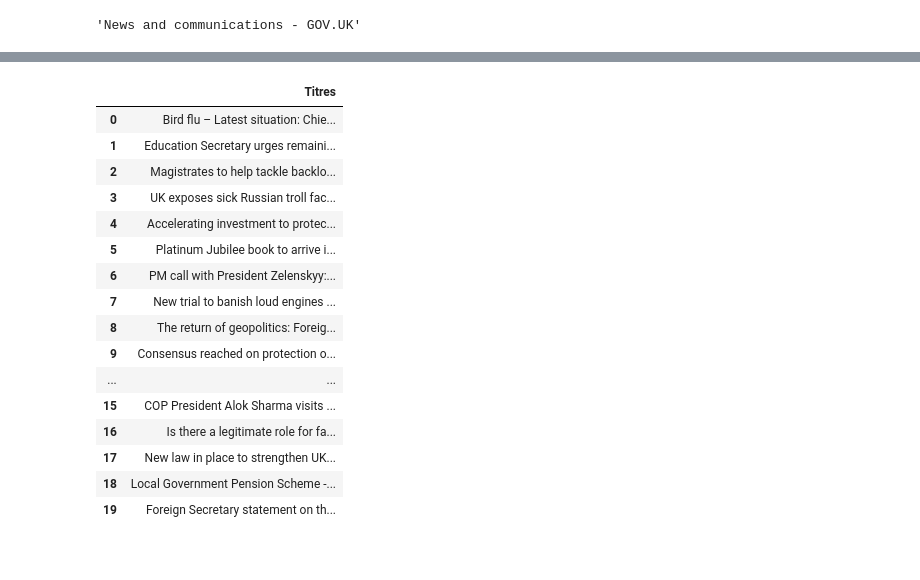
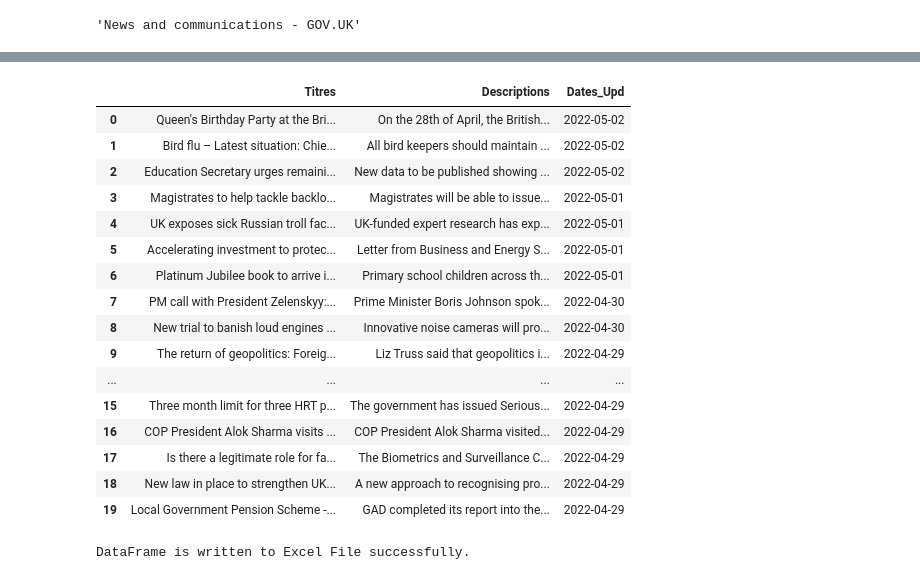
Before and after one commit to DForgard/beautiful_soup-beta, a Jupyter notebook: Beautiful_Soup-Web_Scrapping.ipynb, the cells around one changed output, grey strips where cells are left out. Drawn from its saved outputs; the diff is of its cells as text; code cells hidden in the pictures.

Commit message:
tableau synthese

```diff
--- a/Beautiful_Soup-Web_Scrapping.ipynb
+++ b/Beautiful_Soup-Web_Scrapping.ipynb
@@ -162,0 +110,6 @@ titres
+# %%
+# Les descriptions
+
+descriptions_bs = soup.findAll("p", class_="gem-c-document-list__item-description")
+descriptions = [i.text for i in descriptions_bs]
+descriptions
@@ -162,0 +137,6 @@ titres
+# %%
+# Les dates
+
+dates_bs = soup.findAll("li", class_="gem-c-document-list__attribute")
+dates = [i.time.attrs['datetime'] for i in dates_bs]
+dates
@@ -163,21 +164,28 @@ titres
 # %%
-df_titres = pd.DataFrame(titres,columns = ['Titres'])
-df_titres
+# Tableau Synthèse Articles
+
+df_news = pd.DataFrame(zip(titres,descriptions, dates),columns = ['Titres', 'Descriptions', 'Dates_Upd'])
+df_news
 # %% [output]
-|  | Titres |
-| 0 | Bird flu – Latest situation: Chie... |
-| 1 | Education Secretary urges remaini... |
-| 2 | Magistrates to help tackle backlo... |
-| 3 | UK exposes sick Russian troll fac... |
-| 4 | Accelerating investment to protec... |
-| 5 | Platinum Jubilee book to arrive i... |
-| 6 | PM call with President Zelenskyy:... |
-| 7 | New trial to banish loud engines ... |
-| 8 | The return of geopolitics: Foreig... |
-| 9 | Consensus reached on protection o... |
-| ... | ... |
-| 15 | COP President Alok Sharma visits ... |
-| 16 | Is there a legitimate role for fa... |
-| 17 | New law in place to strengthen UK... |
-| 18 | Local Government Pension Scheme -... |
-| 19 | Foreign Secretary statement on th... |
+|  | Titres | Descriptions | Dates_Upd |
+| 0 | Queen's Birthday Party at the Bri... | On the 28th of April, the British... | 2022-05-02 |
+| 1 | Bird flu – Latest situation: Chie... | All bird keepers should maintain ... | 2022-05-02 |
+| 2 | Education Secretary urges remaini... | New data to be published showing ... | 2022-05-02 |
+| 3 | Magistrates to help tackle backlo... | Magistrates will be able to issue... | 2022-05-01 |
+| 4 | UK exposes sick Russian troll fac... | UK-funded expert research has exp... | 2022-05-01 |
+| 5 | Accelerating investment to protec... | Letter from Business and Energy S... | 2022-05-01 |
+| 6 | Platinum Jubilee book to arrive i... | Primary school children across th... | 2022-05-01 |
+| 7 | PM call with President Zelenskyy:... | Prime Minister Boris Johnson spok... | 2022-04-30 |
+| 8 | New trial to banish loud engines ... | Innovative noise cameras will pro... | 2022-04-30 |
+| 9 | The return of geopolitics: Foreig... | Liz Truss said that geopolitics i... | 2022-04-29 |
+| ... | ... | ... | ... |
+| 15 | Three month limit for three HRT p... | The government has issued Serious... | 2022-04-29 |
+| 16 | COP President Alok Sharma visits ... | COP President Alok Sharma visited... | 2022-04-29 |
+| 17 | Is there a legitimate role for fa... | The Biometrics and Surveillance C... | 2022-04-29 |
+| 18 | New law in place to strengthen UK... | A new approach to recognising pro... | 2022-04-29 |
+| 19 | Local Government Pension Scheme -... | GAD completed its report into the... | 2022-04-29 |
+# %%
+df_news.to_excel("news.xlsx")
+print('DataFrame is written to Excel File successfully.')
+# %% [output]
+DataFrame is written to Excel File successfully.
```
Also changed, not shown: parts of 14 cells of this notebook.
